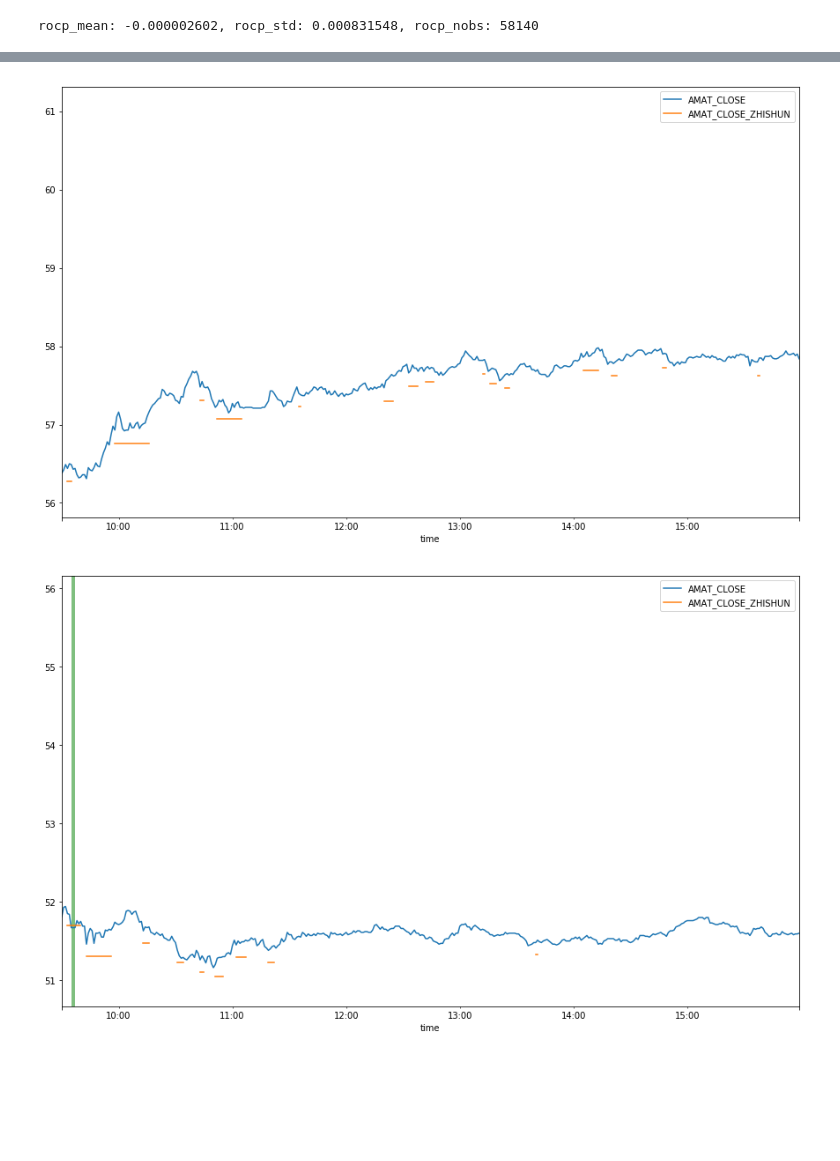
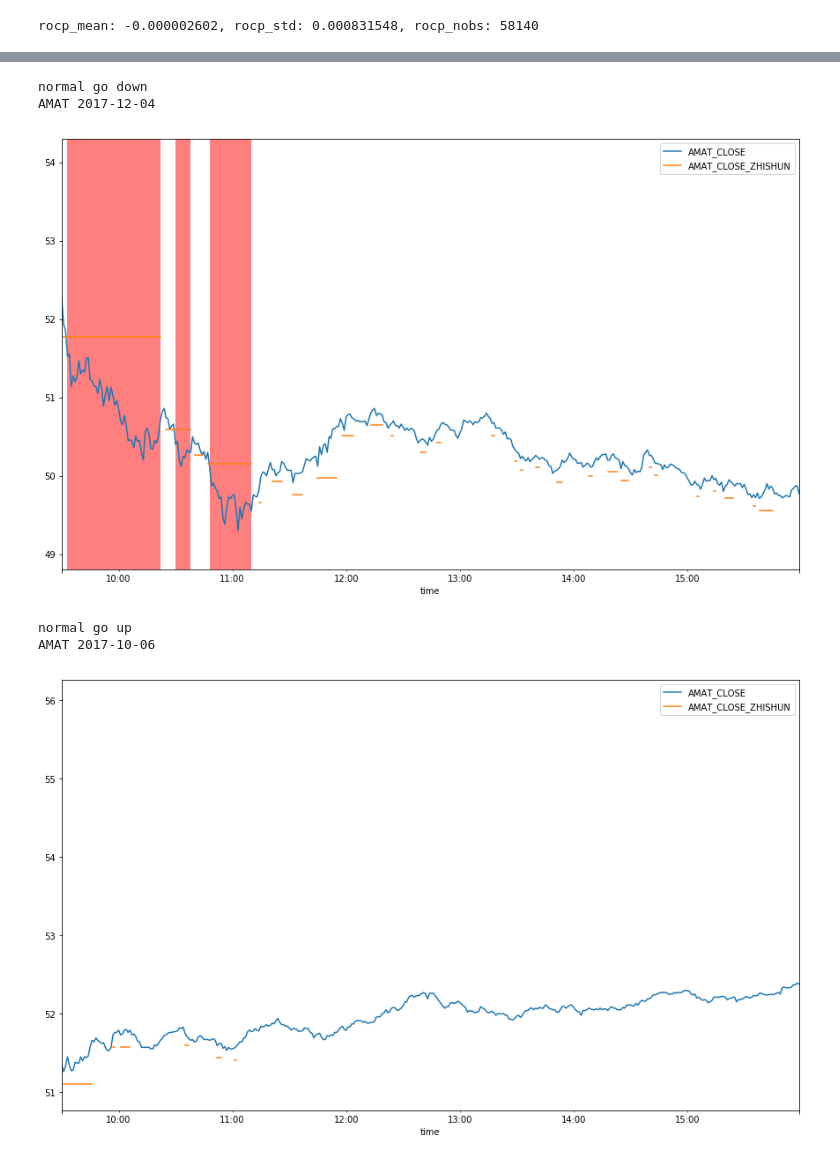
Before and after one commit to bovetliu/udacity_p_f, a Jupyter notebook: src/analytic/notebooks/avoid_slump.ipynb, the cells around one changed output, grey strips where cells are left out. Saved outputs shown, nothing was run; the diff lists cells and outputs as text; code cells hidden in the pictures; blank space fills up the shorter version.

```diff
--- a/src/analytic/notebooks/avoid_slump.ipynb
+++ b/src/analytic/notebooks/avoid_slump.ipynb
@@ -85,27 +157,31 @@ plt.show()
 # %%
-selected_date = '2017-11-16'
+selected_date = '2017-12-04'
 the_df_selected = the_df.loc[selected_date]
 closes_of_selected = the_df_selected['AMAT_CLOSE']
 ax = closes_of_selected.plot(figsize=(15, 9), legend=True,
                              ylim=(closes_of_selected.min() - 0.5,
                                    closes_of_selected.min() + 5))
 drop_downs = closes_of_selected.rolling(window=7, min_periods=1)\
     .apply(statistics.drop_down, kwargs=kwargs)
 zhishun_line = ta_indicators.get_zhishun(
     closes_of_selected, drop_downs <= -1, buffer=0.003)
 
 zhishun_line.plot(ax=ax, legend=True)
 import matplotlib.transforms as mtransforms
 trans = mtransforms.blended_transform_factory(ax.transData, ax.transAxes)
 ax.fill_between(closes_of_selected.index,
                 0, 1,
                 where=(closes_of_selected < zhishun_line).values,
-                facecolor='green', alpha=0.5, transform=trans)
+                facecolor='red', alpha=0.5, transform=trans)
+print("normal go down")
+print("AMAT {}".format(selected_date))
 plt.show()
 # %% [output]
+normal go down
+AMAT 2017-12-04
-[figure, old version]
+[figure, new version]
 # %%
-selected_date = '2017-10-04'
+selected_date = '2017-10-06'
 the_df_selected = the_df.loc[selected_date]
 closes_of_selected = the_df_selected['AMAT_CLOSE']
 ax = closes_of_selected.plot(figsize=(15, 9), legend=True,
@@ -122,7 +198,11 @@ trans = mtransforms.blended_transform_factory(ax.transData, ax.transAxes)
 ax.fill_between(closes_of_selected.index,
                 0, 1,
                 where=(closes_of_selected < zhishun_line).values,
-                facecolor='green', alpha=0.5, transform=trans)
+                facecolor='red', alpha=0.5, transform=trans)
+print("normal go up")
+print("AMAT {}".format(selected_date))
 plt.show()
 # %% [output]
+normal go up
+AMAT 2017-10-06
-[figure, old version]
+[figure, new version]
```
Also changed, not shown: parts of 5 cells of this notebook, 4 other files.
